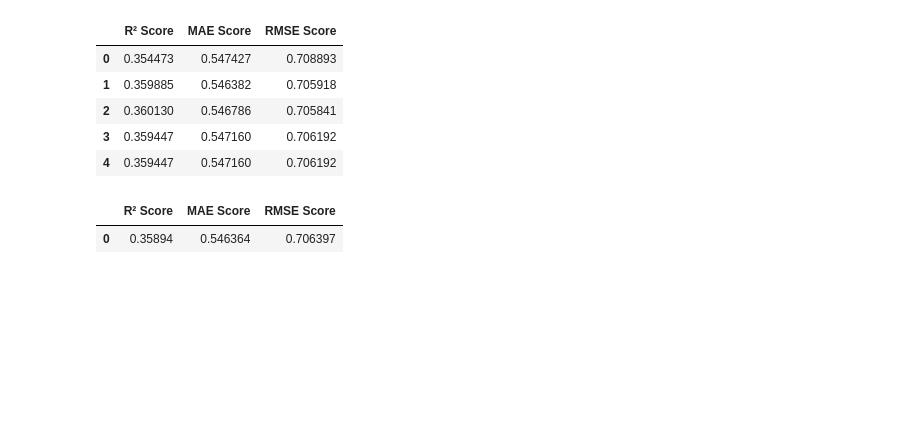
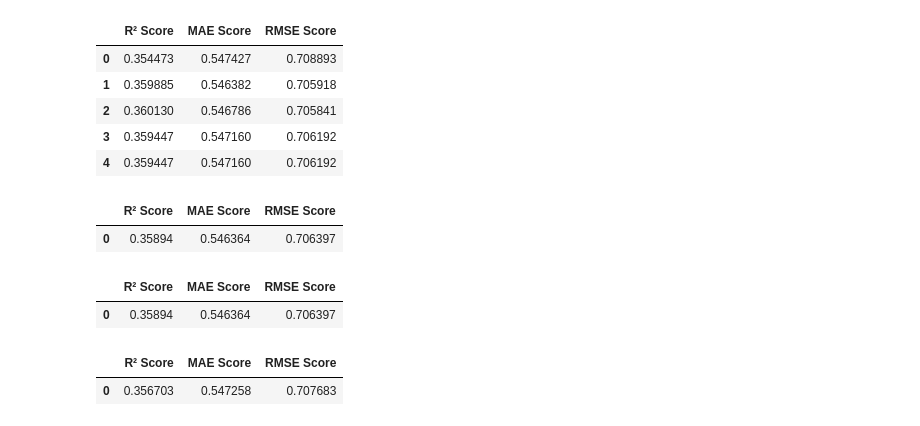
Before and after one commit to Dev-Flurssy/data-science-lab, a Jupyter notebook: Wine Quality/Notebooks/feature-selection.ipynb, the cells around one changed output. Saved outputs shown, nothing was run; the diff lists cells and outputs as text; code cells hidden in the pictures; blank space fills up the shorter version.

```diff
--- a/Wine Quality/Notebooks/feature-selection.ipynb
+++ b/Wine Quality/Notebooks/feature-selection.ipynb
@@ -585,3 +585,26 @@ cv6 = cross_validate(
         'rmse': 'neg_root_mean_squared_error'
     }
 )
+# %%
+# r2 mae and rmse score of model
+
+cvn_result6 = pd.DataFrame({
+    'R² Score': [cv6['test_r2'].mean()],
+    'MAE Score': [-cv6['test_mae'].mean()],
+    'RMSE Score': [-cv6['test_rmse'].mean()]
+})
+
+cvn_result5
+# %% [output]
+|  | R² Score | MAE Score | RMSE Score |
+| 0 | 0.35894 | 0.546364 | 0.706397 |
+# %%
+# dropping alcohol_acidity column
+
+X_train_fe = X_train_fe.drop(columns=['alcohol_acidity_ratio'])
+X_test_fe = X_test_fe.drop(columns=['alcohol_acidity_ratio'])
+# %%
+# trying new column alcohol_acidity_ratio
+
+X_train_fe['alcohol_squared'] = X_train_fe['alcohol'] ** 2
+X_test_fe['alcohol_squared'] = X_test_fe['alcohol'] ** 2
@@ -587,0 +640,30 @@ cv6 = cross_validate(
+# %%
+# test new train and test data
+
+from sklearn.model_selection import cross_validate
+
+fs_rf7 = RandomForestRegressor(random_state=42)
+cv7 = cross_validate(
+    fs_rf7,
+    X_train_fs,
+    y_train,
+    cv=3,
+    scoring={
+        'r2': 'r2',
+        'mae': 'neg_mean_absolute_error',
+        'rmse': 'neg_root_mean_squared_error'
+    }
+)
+
+# r2 mae and rmse score of model
+
+cvn_result7 = pd.DataFrame({
+    'R² Score': [cv7['test_r2'].mean()],
+    'MAE Score': [-cv7['test_mae'].mean()],
+    'RMSE Score': [-cv7['test_rmse'].mean()]
+})
+
+cvn_result7
+# %% [output]
+|  | R² Score | MAE Score | RMSE Score |
+| 0 | 0.356703 | 0.547258 | 0.707683 |
```
Also changed, not shown: parts of 2 cells of this notebook.
